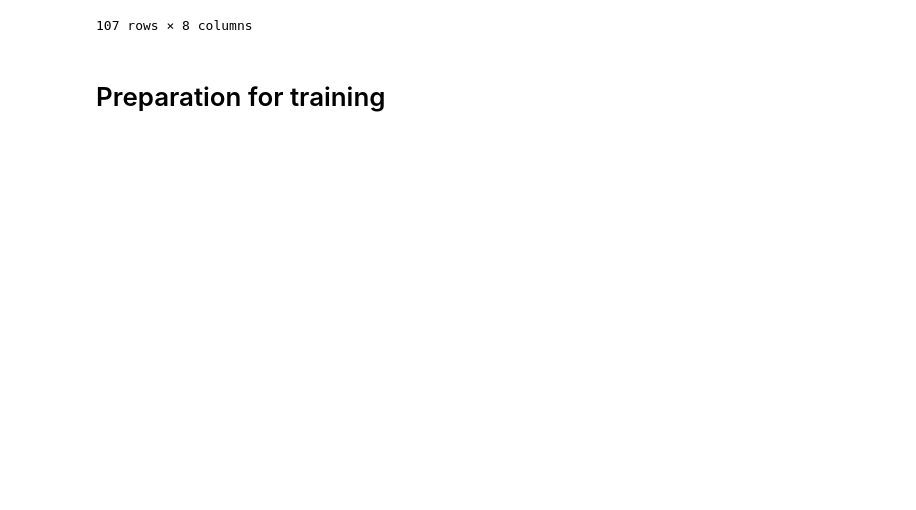
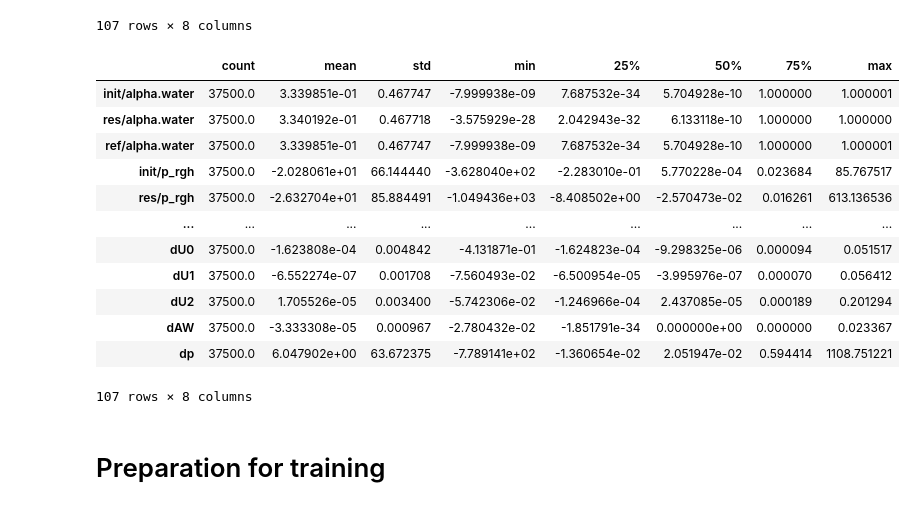
Before and after one commit to RomanovaDI/tbnnTurbulenceTraining, a Jupyter notebook: constantAngleSlopeDNS_U4e-1_A5_H1e-2_RANSsets/trainNN.ipynb, the cells around one changed output. Cells and saved outputs as stored; diff of their text form; code cells hidden in the pictures; blank space fills up the shorter version.

```diff
--- a/constantAngleSlopeDNS_U4e-1_A5_H1e-2_RANSsets/trainNN.ipynb
+++ b/constantAngleSlopeDNS_U4e-1_A5_H1e-2_RANSsets/trainNN.ipynb
@@ -562,8 +589,8 @@ trainData = formDataset(TSL[train_ind], len(TSL[train_ind]), MLturbRANSfolder, F
 #                        FsSymmTensors, FsSkewSymmTensors, size)
 #testData = formDataset(testTSL, len(testTSL), MLturbRANSfolder, FsScalars, FsVectors,
 #                       FsTensors, FsSymmTensors, FsSkewSymmTensors, size)
-testCenterData = formDataset(TSL[testCenterData_ind], 1, MLturbRANSfolder, FsScalarsTest, FsVectorsTest,
-                             FsTensorsTest, FsSymmTensorsTest, FsSkewSymmTensorsTest, size)
+testCenterData = formDataset(TSL[testCenterData_ind], 1, MLturbRANSfolder, FsScalars, FsVectors, FsTensors,
+                        FsSymmTensors, FsSkewSymmTensors, size)
 testLastData = formDataset(TSL[testLastData_ind], 1, MLturbRANSfolder, FsScalarsTest, FsVectorsTest,
                            FsTensorsTest, FsSymmTensorsTest, FsSkewSymmTensorsTest, size)
 
@@ -599,6 +630,22 @@ trainData.describe().transpose()
 | dAW | 150000.0 | -3.333305e-05 | 0.000966 | -2.780432e-02 | -1.851791e-34 | 0.000000e+00 | 0.000000 | 0.023367 |
 | dp | 150000.0 | 6.047501e+00 | 63.704384 | -7.789141e+02 | -1.360654e-02 | 2.051947e-02 | 0.594414 | 1108.751221 |
 107 rows × 8 columns
+# %%
+testCenterData.describe().transpose()
+# %% [output]
+|  | count | mean | std | min | 25% | 50% | 75% | max |
+| init/alpha.water | 37500.0 | 3.339851e-01 | 0.467747 | -7.999938e-09 | 7.687532e-34 | 5.704928e-10 | 1.000000 | 1.000001 |
+| res/alpha.water | 37500.0 | 3.340192e-01 | 0.467718 | -3.575929e-28 | 2.042943e-32 | 6.133118e-10 | 1.000000 | 1.000000 |
+| ref/alpha.water | 37500.0 | 3.339851e-01 | 0.467747 | -7.999938e-09 | 7.687532e-34 | 5.704928e-10 | 1.000000 | 1.000001 |
+| init/p_rgh | 37500.0 | -2.028061e+01 | 66.144440 | -3.628040e+02 | -2.283010e-01 | 5.770228e-04 | 0.023684 | 85.767517 |
+| res/p_rgh | 37500.0 | -2.632704e+01 | 85.884491 | -1.049436e+03 | -8.408502e+00 | -2.570473e-02 | 0.016261 | 613.136536 |
+| ... | ... | ... | ... | ... | ... | ... | ... | ... |
+| dU0 | 37500.0 | -1.623808e-04 | 0.004842 | -4.131871e-01 | -1.624823e-04 | -9.298325e-06 | 0.000094 | 0.051517 |
+| dU1 | 37500.0 | -6.552274e-07 | 0.001708 | -7.560493e-02 | -6.500954e-05 | -3.995976e-07 | 0.000070 | 0.056412 |
+| dU2 | 37500.0 | 1.705526e-05 | 0.003400 | -5.742306e-02 | -1.246966e-04 | 2.437085e-05 | 0.000189 | 0.201294 |
+| dAW | 37500.0 | -3.333308e-05 | 0.000967 | -2.780432e-02 | -1.851791e-34 | 0.000000e+00 | 0.000000 | 0.023367 |
+| dp | 37500.0 | 6.047902e+00 | 63.672375 | -7.789141e+02 | -1.360654e-02 | 2.051947e-02 | 0.594414 | 1108.751221 |
+107 rows × 8 columns
 # %%
 train_target = trainData.loc[:, target_labels]
 train_features_short = trainData.loc[:, short_input_labels]
```
Also changed, not shown: parts of 128 cells of this notebook.
